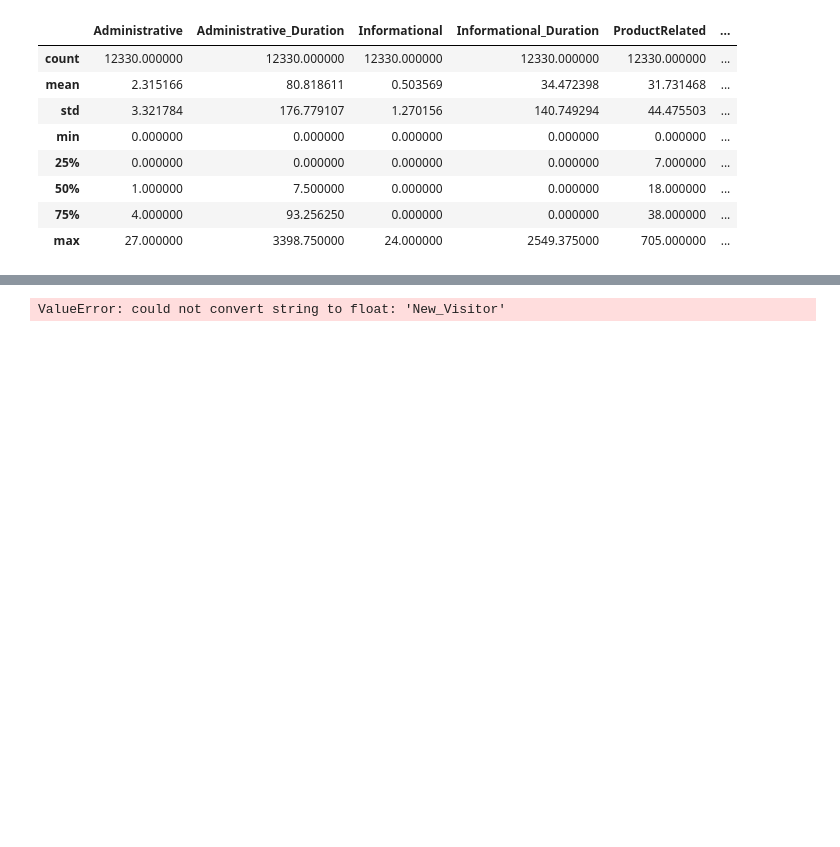
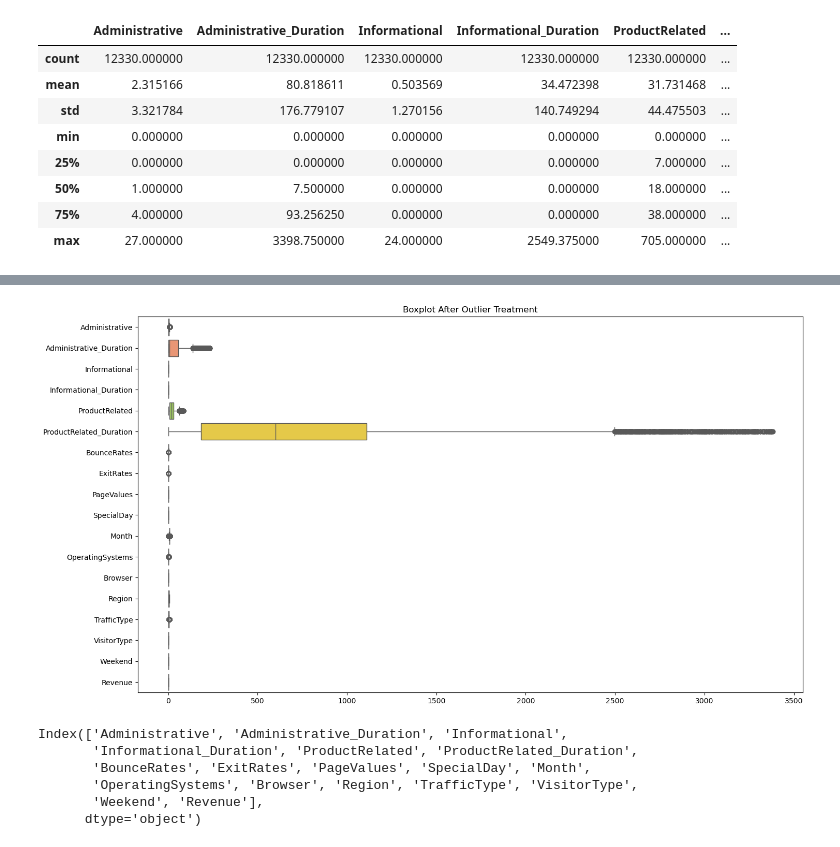
Before and after one commit to Arbajshaikh7030/Online_Shoppers_Purchasing_Intention, a Jupyter notebook: Model.ipynb, the cells around one changed output, grey strips where cells are left out. Saved outputs shown, nothing was run; the diff lists cells and outputs as text; code cells hidden in the pictures; blank space fills up the shorter version.

```diff
--- a/Model.ipynb
+++ b/Model.ipynb
@@ -239,17 +219,0 @@ ValueError: could not convert string to float: 'New_Visitor'
-# %%
-from sklearn.linear_model import LinearRegression
-
-LR = LinearRegression()
-
-LR.fit(X_train, y_train)
-
-y_pred_LR = LR.predict(X_test)
-
-
-from sklearn.metrics import mean_squared_error, r2_score,mean_absolute_error
-
-r2_score_LR = r2_score(y_test, y_pred_LR)
-
-r2_score_LR
-# %% [output]
-ValueError: could not convert string to float: 'New_Visitor'
@@ -255,0 +223,13 @@ ValueError: could not convert string to float: 'New_Visitor'
+# %%
+# Set figure size
+plt.figure(figsize=(15, 8))
+
+# Create boxplot for all numerical columns
+sns.boxplot(data=df, orient='h', palette='Set2')
+
+# Set title
+plt.title('Boxplot After Outlier Treatment')
+plt.tight_layout()
+plt.show()
+# %% [output]
+[figure, added]
@@ -255,0 +239,9 @@ ValueError: could not convert string to float: 'New_Visitor'
+# %%
+df.columns
+# %% [output]
+Index(['Administrative', 'Administrative_Duration', 'Informational',
+       'Informational_Duration', 'ProductRelated', 'ProductRelated_Duration',
+       'BounceRates', 'ExitRates', 'PageValues', 'SpecialDay', 'Month',
+       'OperatingSystems', 'Browser', 'Region', 'TrafficType', 'VisitorType',
+       'Weekend', 'Revenue'],
+      dtype='object')
```
Also changed, not shown: parts of 22 cells of this notebook.
